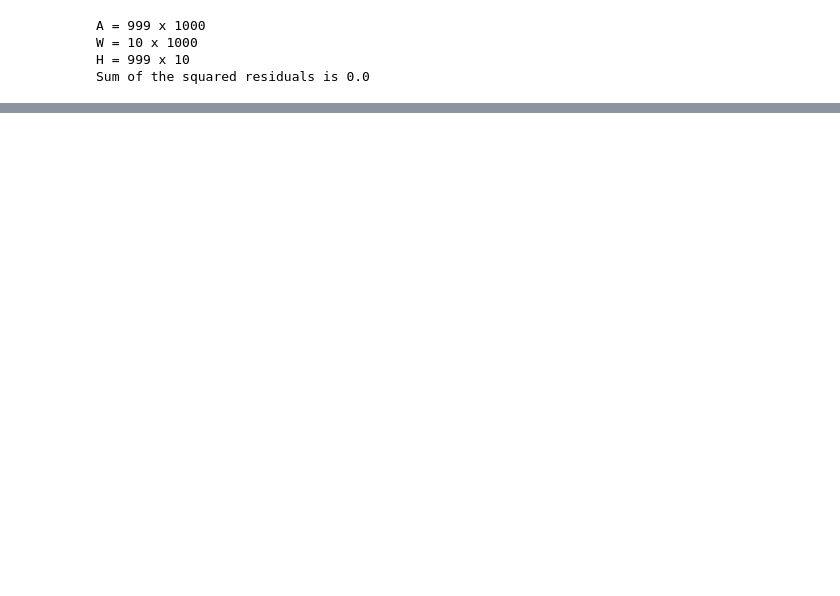
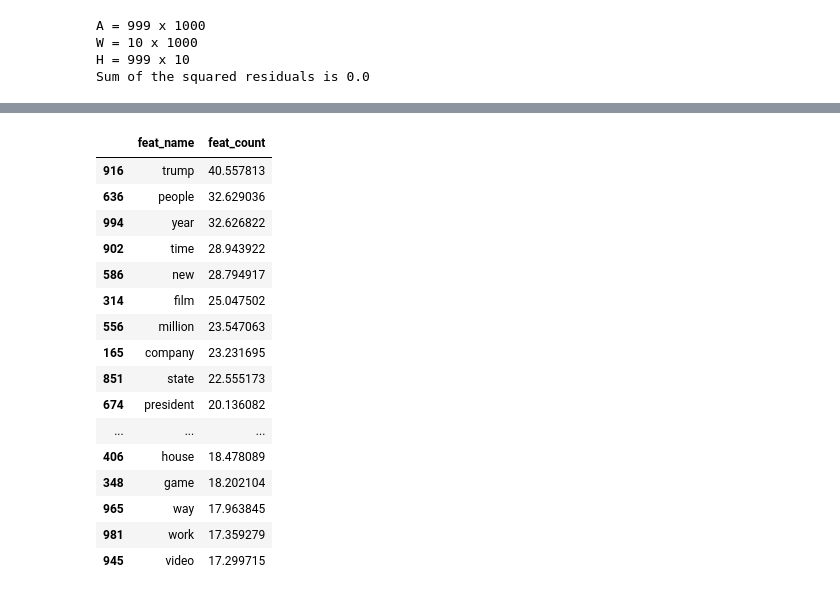
Before and after one commit to maxemileffort/paper-grading-assistant, a Jupyter notebook: Modeling.ipynb, the cells around one changed output, grey strips where cells are left out. Drawn from its saved outputs; the diff is of its cells as text; code cells hidden in the pictures; blank space fills up the shorter version.

```diff
--- a/Modeling.ipynb
+++ b/Modeling.ipynb
@@ -429,0 +474,24 @@ lda topics: people just time think year thing way make new know really right goi
+# %%
+tfidf_feature_count = pd.DataFrame({
+    "feat_name": tfidf_feature_names,
+    "feat_count": tfidf.toarray().sum(axis=0).tolist()
+})
+tfidf_feature_count.sort_values(by='feat_count', ascending=False).head(20)
+# %% [output]
+|  | feat_name | feat_count |
+| 916 | trump | 40.557813 |
+| 636 | people | 32.629036 |
+| 994 | year | 32.626822 |
+| 902 | time | 28.943922 |
+| 586 | new | 28.794917 |
+| 314 | film | 25.047502 |
+| 556 | million | 23.547063 |
+| 165 | company | 23.231695 |
+| 851 | state | 22.555173 |
+| 674 | president | 20.136082 |
+| ... | ... | ... |
+| 406 | house | 18.478089 |
+| 348 | game | 18.202104 |
+| 965 | way | 17.963845 |
+| 981 | work | 17.359279 |
+| 945 | video | 17.299715 |
```
Also changed, not shown: parts of 10 cells of this notebook, 1 other file.
